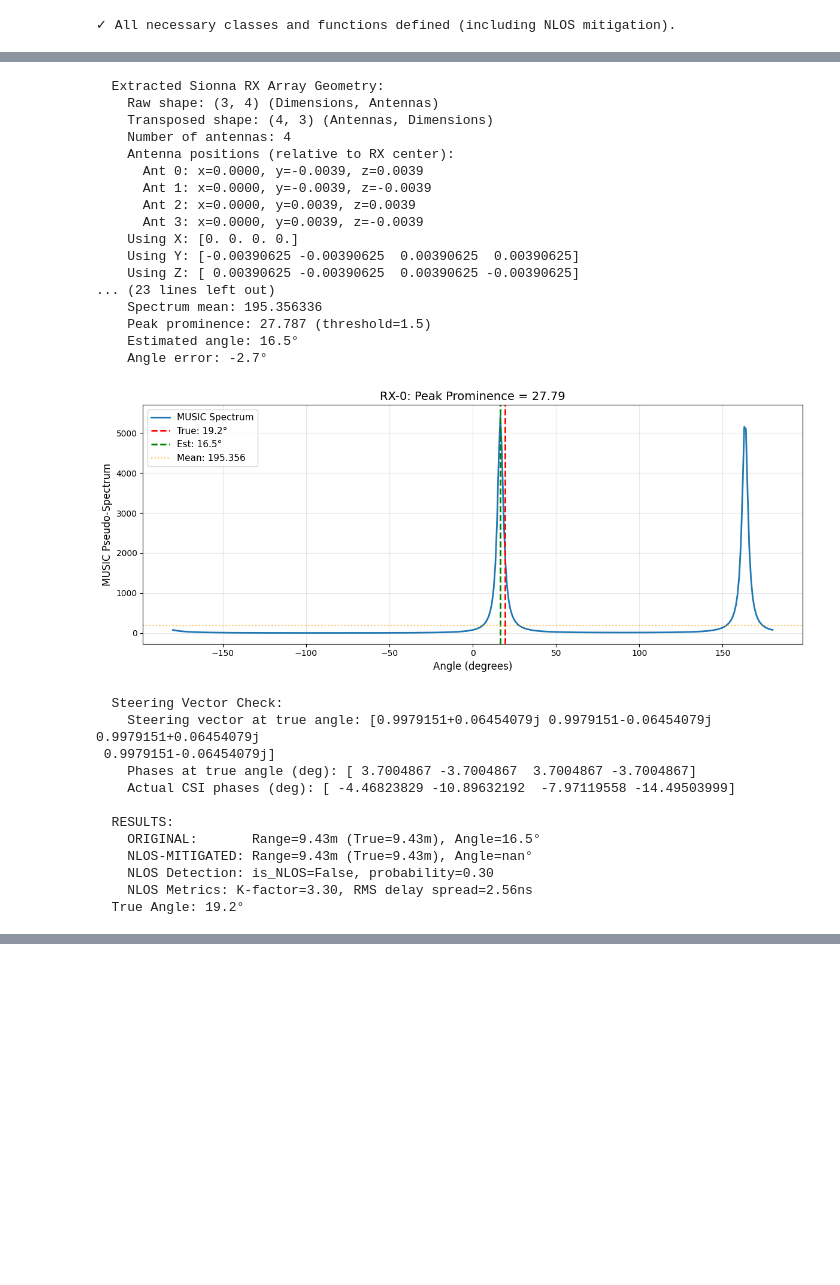
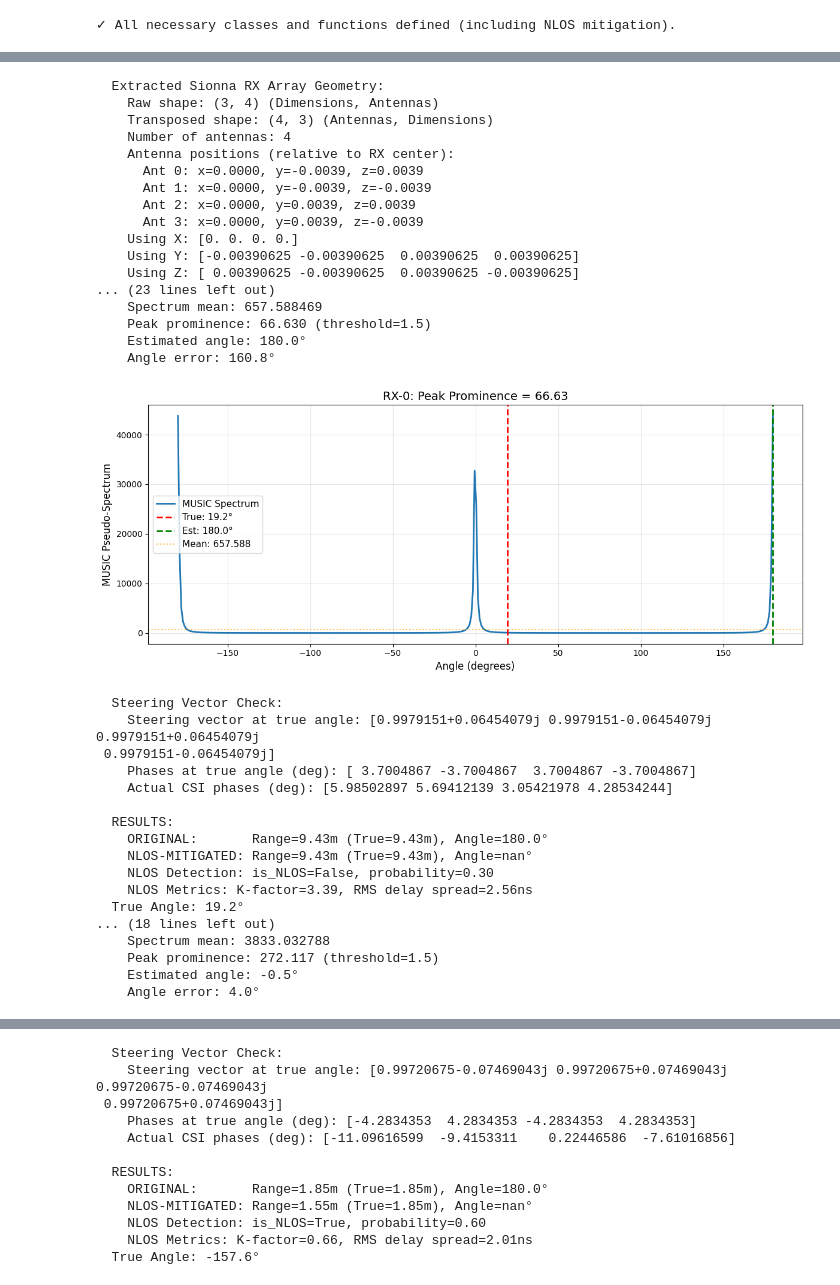
Before and after one commit to DaPhysikist/ECE257A_Project, a Jupyter notebook: sionna_data_gen/full_flow_4.0.0.ipynb, the cells around one changed output, grey strips where cells are left out. Saved outputs shown, nothing was run; the diff lists cells and outputs as text; code cells hidden in the pictures; blank space fills up the shorter version.

```diff
--- a/sionna_data_gen/full_flow_4.0.0.ipynb
+++ b/sionna_data_gen/full_flow_4.0.0.ipynb
@@ -711,7 +699,10 @@ tx_positions = [
     np.array([3.6, 0.3, 1.2]),
 ]
 rx_positions = [
-    np.array([-5.3, 0.5, -1.9])
+    np.array([-5.3, 0.5, -1.9]),
+    np.array([-5.3, 0.5, 1.9]),
+    np.array([5.3, 0.5, -1.9]),
+    np.array([5.3, 0.5, 1.9]),
 ]
 
 # --- Add TX/RX to Scene ---
@@ -853,21 +1067,19 @@ for rx_idx in range(num_rx):
     # =========================================================================
     H_noisy = csi_mimo_ideal.copy()
 
-    # H_noisy = add_antenna_offsets(H_noisy, ANTENNA_PHASE_STATIC_STD, ANTENNA_GAIN_STATIC_STD, rng)
-    # H_noisy = add_cfo(H_noisy, CFO_PPM, subcarrier_indices, SUBCARRIER_SPACING, rng, CFO_JITTER_PPM)
-    # H_noisy = add_snapshot_jitter(H_noisy, SNAPSHOT_PHASE_JITTER_STD, 0.0, rng)
+    H_noisy = add_antenna_offsets(H_noisy, ANTENNA_PHASE_STATIC_STD, ANTENNA_GAIN_STATIC_STD, rng)
+    H_noisy = add_cfo(H_noisy, CFO_PPM, subcarrier_indices, SUBCARRIER_SPACING, rng, CFO_JITTER_PPM)
+    H_noisy = add_snapshot_jitter(H_noisy, SNAPSHOT_PHASE_JITTER_STD, 0.0, rng)
     H_noisy = add_awgn(H_noisy, SNR_DB, rng)
-    # final_csi_noisy = quantize_complex(H_noisy, QUANTIZATION_BITS)
     final_csi_noisy = H_noisy
 
     # =========================================================================
     # 3. APPLY COMPENSATION
     # =========================================================================
     compensated_csi = final_csi_noisy.copy()
-
-    # compensated_csi = compensate_cfo(compensated_csi, subcarrier_indices)
-    # compensated_csi = compensate_phase_jitter(compensated_csi)
-    # compensated_csi = compensate_antenna_offsets(compensated_csi)
+    compensated_csi = compensate_cfo(compensated_csi, subcarrier_indices)
+    compensated_csi = compensate_phase_jitter(compensated_csi)
+    compensated_csi = compensate_antenna_offsets(compensated_csi)
 
     # Get path delays and amplitudes for both methods
     delays = tau_snap[rx_idx, target_tx_idx, :]
@@ -932,47 +1144,52 @@ for rx_idx in range(num_rx):
     if nlos_peak_prominence < 2: nlos_angle = np.nan
 
     nlos_range, is_nlos, nlos_prob = enhanced_range_estimator.estimate_range_nlos_mitigated(delays, amplitudes)
     _, _, nlos_metrics = enhanced_range_estimator.detect_nlos(delays, amplitudes)
 
     all_nlos_mitigated_ranges.append(nlos_range)
     all_nlos_mitigated_angles.append(float(nlos_angle))
     all_nlos_probabilities.append(nlos_prob)
 
     # Print comparison
     print(f"\n  RESULTS:")
     print(f"    ORIGINAL:       Range={estimated_range:.2f}m (True={true_range:.2f}m), Angle={np.rad2deg(estimated_angle):.1f}°")
     print(f"    NLOS-MITIGATED: Range={nlos_range:.2f}m (True={true_range:.2f}m), Angle={np.rad2deg(nlos_angle):.1f}°")
     print(f"    NLOS Detection: is_NLOS={is_nlos}, probability={nlos_prob:.2f}")
     print(f"    NLOS Metrics: K-factor={nlos_metrics['k_factor']:.2f}, RMS delay spread={nlos_metrics['rms_delay_spread']*1e9:.2f}ns")
     print(f"  True Angle: {np.rad2deg(true_angle):.1f}°")
 # %% [output]
   Extracted Sionna RX Array Geometry:
     Raw shape: (3, 4) (Dimensions, Antennas)
     Transposed shape: (4, 3) (Antennas, Dimensions)
     Number of antennas: 4
     Antenna positions (relative to RX center):
       Ant 0: x=0.0000, y=-0.0039, z=0.0039
       Ant 1: x=0.0000, y=-0.0039, z=-0.0039
       Ant 2: x=0.0000, y=0.0039, z=0.0039
       Ant 3: x=0.0000, y=0.0039, z=-0.0039
     Using X: [0. 0. 0. 0.]
     Using Y: [-0.00390625 -0.00390625  0.00390625  0.00390625]
     Using Z: [ 0.00390625 -0.00390625  0.00390625 -0.00390625]
 ... (23 lines left out)
-    Spectrum mean: 195.356336
-    Peak prominence: 27.787 (threshold=1.5)
-    Estimated angle: 16.5°
-    Angle error: -2.7°
+    Spectrum mean: 657.588469
+    Peak prominence: 66.630 (threshold=1.5)
+    Estimated angle: 180.0°
+    Angle error: 160.8°
-[figure, old version]
+[figure, new version]
   Steering Vector Check:
     Steering vector at true angle: [0.9979151+0.06454079j 0.9979151-0.06454079j 0.9979151+0.06454079j
  0.9979151-0.06454079j]
     Phases at true angle (deg): [ 3.7004867 -3.7004867  3.7004867 -3.7004867]
-    Actual CSI phases (deg): [ -4.46823829 -10.89632192  -7.97119558 -14.49503999]
+    Actual CSI phases (deg): [5.98502897 5.69412139 3.05421978 4.28534244]
 
   RESULTS:
-    ORIGINAL:       Range=9.43m (True=9.43m), Angle=16.5°
+    ORIGINAL:       Range=9.43m (True=9.43m), Angle=180.0°
     NLOS-MITIGATED: Range=9.43m (True=9.43m), Angle=nan°
     NLOS Detection: is_NLOS=False, probability=0.30
-    NLOS Metrics: K-factor=3.30, RMS delay spread=2.56ns
+    NLOS Metrics: K-factor=3.39, RMS delay spread=2.56ns
   True Angle: 19.2°
+... (18 lines left out)
+    Spectrum mean: 3833.032788
+    Peak prominence: 272.117 (threshold=1.5)
+    Estimated angle: -0.5°
+    Angle error: 4.0°
@@ -979,3 +1233,15 @@ for rx_idx in range(num_rx):
+  Steering Vector Check:
+    Steering vector at true angle: [0.99720675-0.07469043j 0.99720675+0.07469043j 0.99720675-0.07469043j
+ 0.99720675+0.07469043j]
+    Phases at true angle (deg): [-4.2834353  4.2834353 -4.2834353  4.2834353]
+    Actual CSI phases (deg): [-11.09616599  -9.4153311    0.22446586  -7.61016856]
+
+  RESULTS:
+    ORIGINAL:       Range=1.85m (True=1.85m), Angle=180.0°
+    NLOS-MITIGATED: Range=1.55m (True=1.85m), Angle=nan°
+    NLOS Detection: is_NLOS=True, probability=0.60
+    NLOS Metrics: K-factor=0.66, RMS delay spread=2.01ns
+  True Angle: -157.6°
 # %%
 # ============================================================================
 # FINAL LOCALIZATION DERIVATION AND RESULTS (ORIGINAL vs NLOS-MITIGATED)
```
Also changed, not shown: parts of 7 cells of this notebook.
